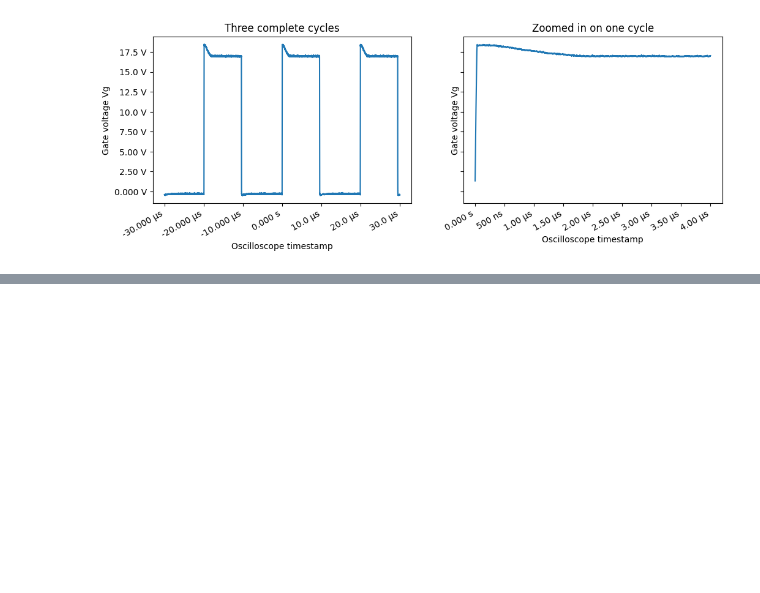
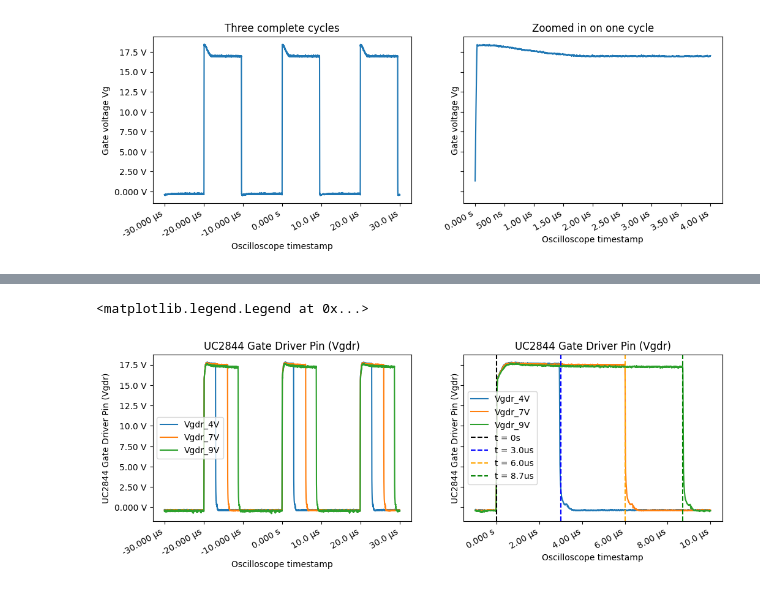
Before and after one commit to ianeyk/power-electronics, a Jupyter notebook: Lab 3/lab3_report.ipynb, the cells around one changed output, grey strips where cells are left out. Drawn from its saved outputs; the diff is of its cells as text; code cells hidden in the pictures; blank space fills up the shorter version.

```diff
--- a/Lab 3/lab3_report.ipynb
+++ b/Lab 3/lab3_report.ipynb
@@ -76,0 +119,25 @@ running helper
+# %%
+# Vgdr
+df_envelope = df
+df_zoom = df[(df["t"] > -1e-6) & (df["t"] < 10e-6)]
+
+fig, (ax1, ax2) = plt.subplots(nrows = 1, ncols = 2, sharex = False, sharey = True, figsize = (12, 4))
+fig.autofmt_xdate()
+helper.axes_labels("Oscilloscope timestamp", "s", "UC2844 Gate Driver Pin (Vgdr)", "V", title = "UC2844 Gate Driver Pin (Vgdr)", ax = ax1)
+ax1.plot(df_envelope["t"], df_envelope["Vgdr_4V"], label = "Vgdr_4V")
+ax1.plot(df_envelope["t"], df_envelope["Vgdr_7V"], label = "Vgdr_7V")
+ax1.plot(df_envelope["t"], df_envelope["Vgdr_9V"], label = "Vgdr_9V")
+ax1.legend(loc = "center left")
+
+helper.axes_labels("Oscilloscope timestamp", "s", "UC2844 Gate Driver Pin (Vgdr)", "V", title = "UC2844 Gate Driver Pin (Vgdr)", ax = ax2)
+ax2.plot(df_zoom["t"], df_zoom["Vgdr_4V"], label = "Vgdr_4V")
+ax2.plot(df_zoom["t"], df_zoom["Vgdr_7V"], label = "Vgdr_7V")
+ax2.plot(df_zoom["t"], df_zoom["Vgdr_9V"], label = "Vgdr_9V")
+plt.axvline(x = 0, color = "black", linestyle = "dashed", label = "t = 0s")
+plt.axvline(x = 3.0e-6, color = "blue", linestyle = "dashed", label = "t = 3.0us")
+plt.axvline(x = 6.0e-6, color = "orange", linestyle = "dashed", label = "t = 6.0us")
+plt.axvline(x = 8.7e-6, color = "green", linestyle = "dashed", label = "t = 8.7us")
+ax2.legend(loc = "center left")
+# %% [output]
+<matplotlib.legend.Legend at 0x...>
+[figure, added]
```
Also changed, not shown: parts of 10 cells of this notebook, 3 other files.
